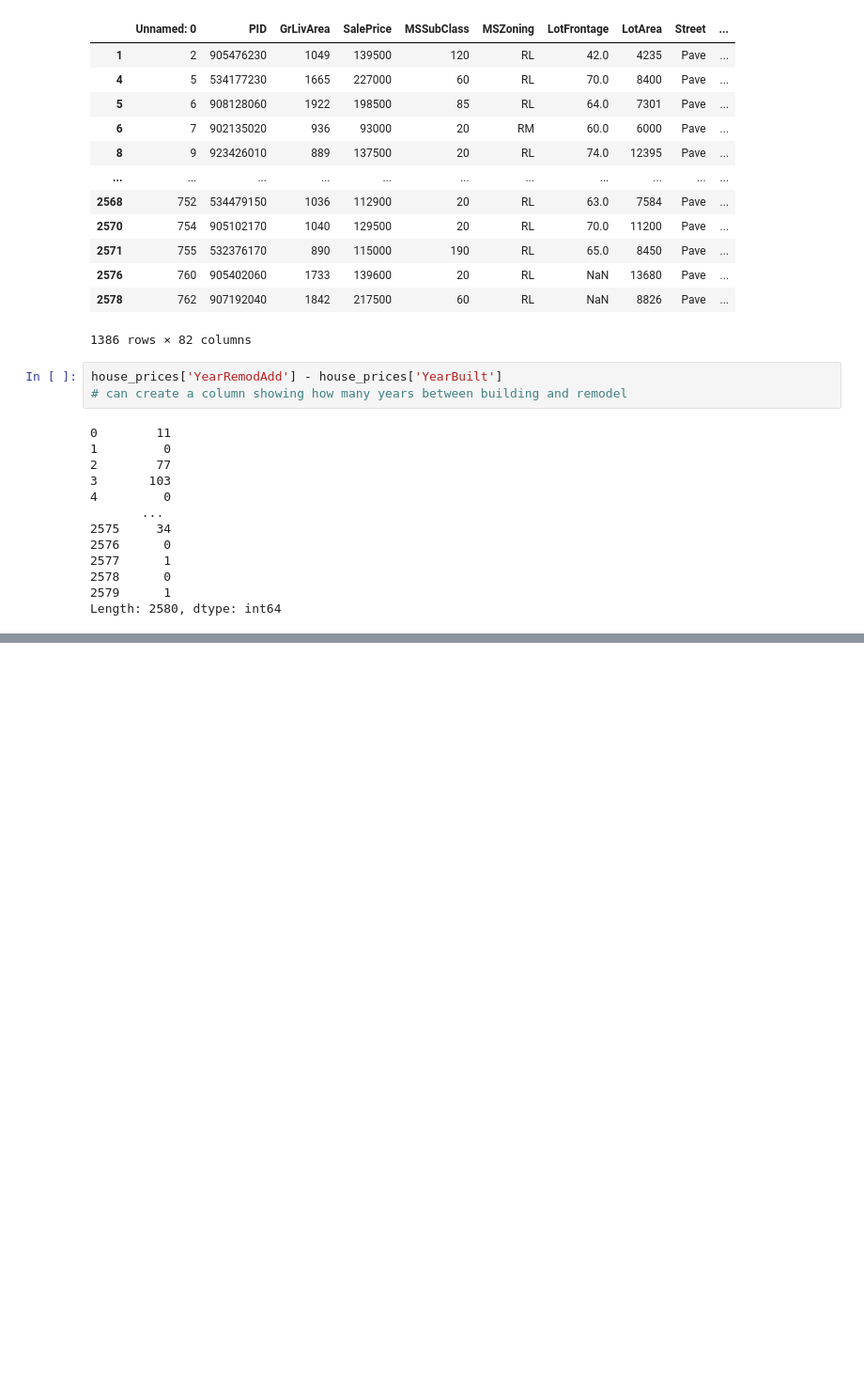
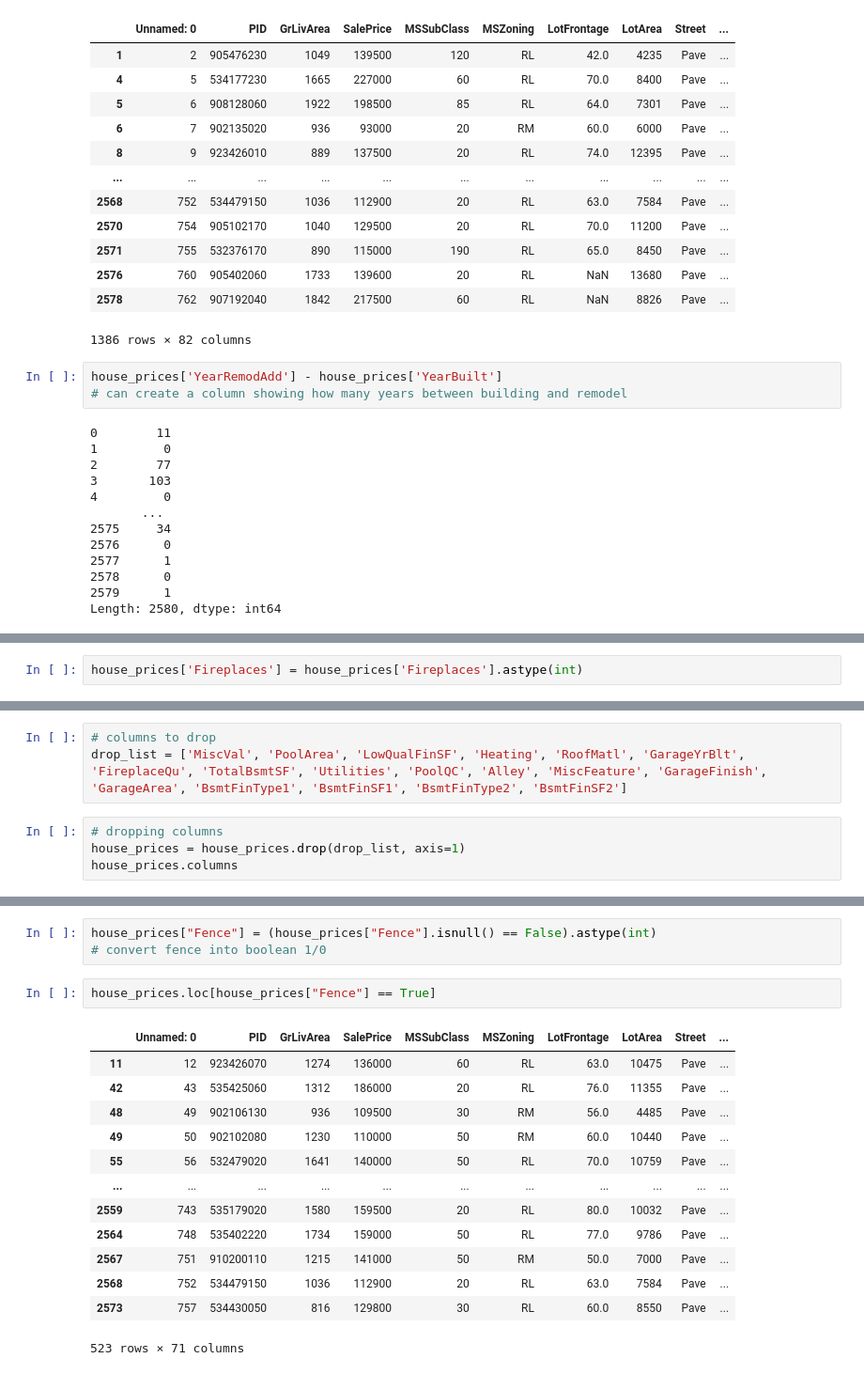
Before and after one commit to mobrien829/ames-ml-project, a Jupyter notebook: Michael/Michael notebook.ipynb, the cells around one changed output, grey strips where cells are left out. Shown at 94% size. Saved outputs shown, nothing was run; the diff lists cells and outputs as text; blank space fills up the shorter version.

```diff
--- a/Michael/Michael notebook.ipynb
+++ b/Michael/Michael notebook.ipynb
@@ -116,0 +299,2 @@ house_prices['YrSold'] - house_prices['YearRemodA']
+# %%
+house_prices['Fireplaces'] = house_prices['Fireplaces'].astype(int)
@@ -116,0 +312,7 @@ house_prices['YrSold'] - house_prices['YearRemodA']
+# %%
+# columns to drop
+drop_list = ['MiscVal', 'PoolArea', 'LowQualFinSF', 'Heating', 'RoofMatl', 'GarageYrBlt', 'FireplaceQu', 'TotalBsmtSF', 'Utilities', 'PoolQC', 'Alley', 'MiscFeature', 'GarageFinish', 'GarageArea', 'BsmtFinType1', 'BsmtFinSF1', 'BsmtFinType2', 'BsmtFinSF2']
+# %%
+# dropping columns
+house_prices = house_prices.drop(drop_list, axis=1)
+house_prices.columns
@@ -116,0 +336,19 @@ house_prices['YrSold'] - house_prices['YearRemodA']
+# %%
+house_prices["Fence"] = (house_prices["Fence"].isnull() == False).astype(int)
+# convert fence into boolean 1/0
+# %%
+house_prices.loc[house_prices["Fence"] == True]
+# %% [output]
+|  | Unnamed: 0 | PID | GrLivArea | SalePrice | MSSubClass | MSZoning | LotFrontage | LotArea | Street | ... |
+| 11 | 12 | 923426070 | 1274 | 136000 | 60 | RL | 63.0 | 10475 | Pave | ... |
+| 42 | 43 | 535425060 | 1312 | 186000 | 20 | RL | 76.0 | 11355 | Pave | ... |
+| 48 | 49 | 902106130 | 936 | 109500 | 30 | RM | 56.0 | 4485 | Pave | ... |
+| 49 | 50 | 902102080 | 1230 | 110000 | 50 | RM | 60.0 | 10440 | Pave | ... |
+| 55 | 56 | 532479020 | 1641 | 140000 | 50 | RL | 70.0 | 10759 | Pave | ... |
+| ... | ... | ... | ... | ... | ... | ... | ... | ... | ... | ... |
+| 2559 | 743 | 535179020 | 1580 | 159500 | 20 | RL | 80.0 | 10032 | Pave | ... |
+| 2564 | 748 | 535402220 | 1734 | 159000 | 50 | RL | 77.0 | 9786 | Pave | ... |
+| 2567 | 751 | 910200110 | 1215 | 141000 | 50 | RM | 50.0 | 7000 | Pave | ... |
+| 2568 | 752 | 534479150 | 1036 | 112900 | 20 | RL | 63.0 | 7584 | Pave | ... |
+| 2573 | 757 | 534430050 | 816 | 129800 | 30 | RL | 60.0 | 8550 | Pave | ... |
+523 rows × 71 columns
```
Also changed, not shown: parts of 21 cells of this notebook.
